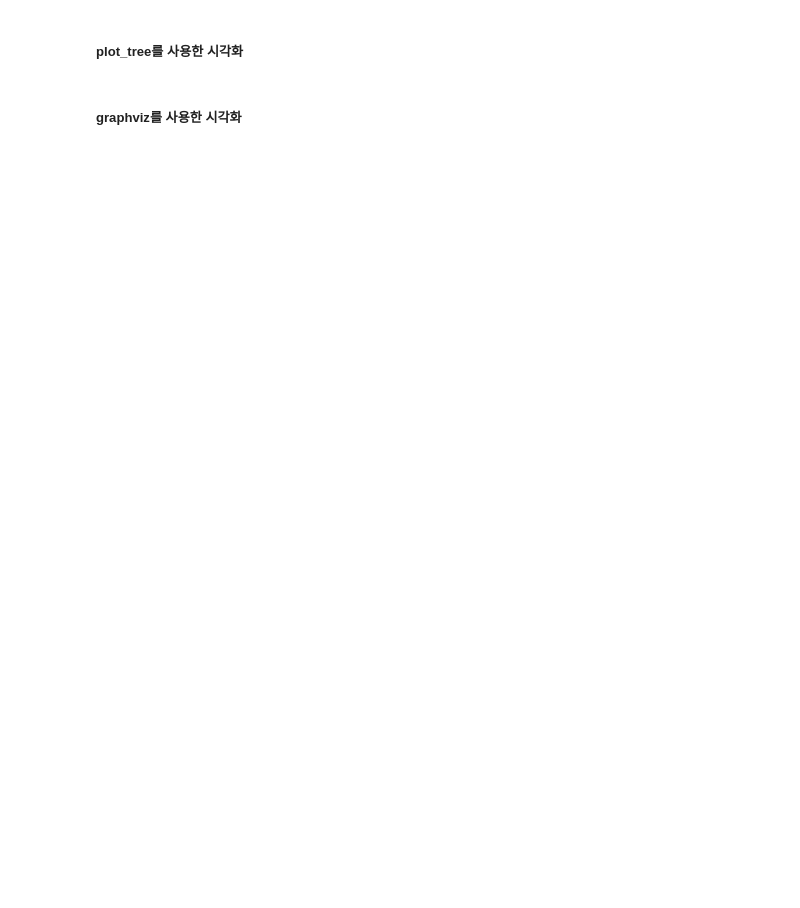
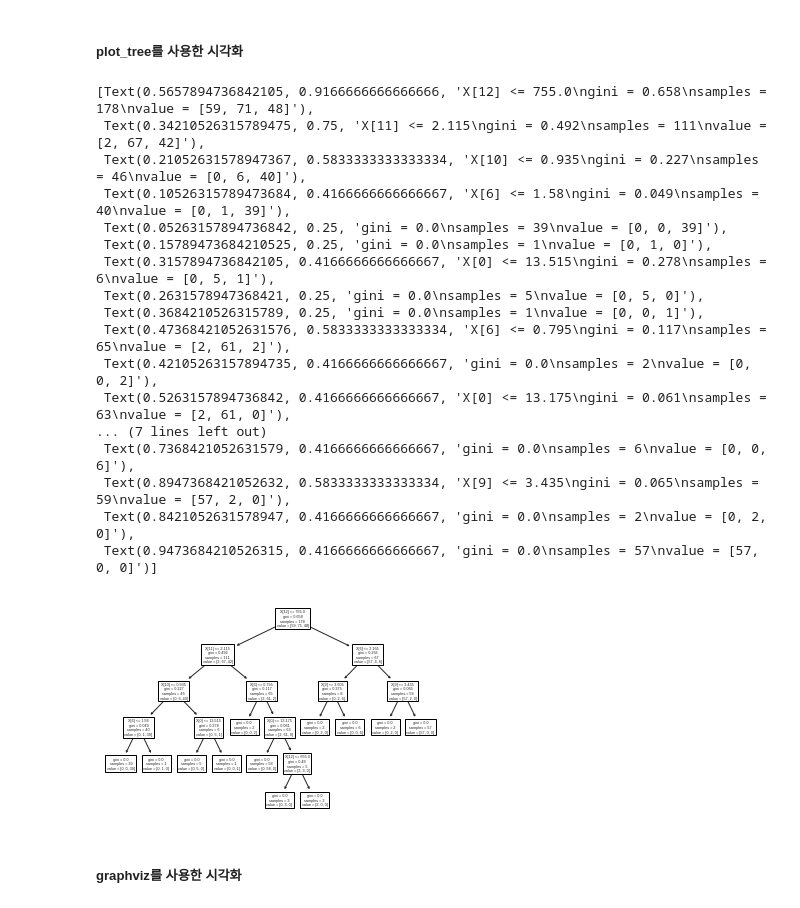
Before and after one commit to Tom-Jung/Suanlab_example, a Jupyter notebook: _8_결정_트리(Decision_Tree).ipynb, the cells around one changed output. Drawn from its saved outputs; the diff is of its cells as text; code cells hidden in the pictures; blank space fills up the shorter version.

```diff
--- a/_8_결정_트리(Decision_Tree).ipynb
+++ b/_8_결정_트리(Decision_Tree).ipynb
@@ -340,4 +403,7 @@ plt.axis("tight")
 # %% [markdown]
 #### 학습된 결정 트리 시각화
+# %%
+model = DecisionTreeClassifier()
+model = model.fit(wine.data, wine.target)
 # %% [markdown]
 ##### 텍스트를 통한 시각화
@@ -344,4 +433,25 @@ plt.axis("tight")
 # %% [markdown]
 ##### plot_tree를 사용한 시각화
+# %%
+tree.plot_tree(model)
+# %% [output]
+[Text(0.5657894736842105, 0.9166666666666666, 'X[12] <= 755.0\ngini = 0.658\nsamples = 178\nvalue = [59, 71, 48]'),
+ Text(0.34210526315789475, 0.75, 'X[11] <= 2.115\ngini = 0.492\nsamples = 111\nvalue = [2, 67, 42]'),
+ Text(0.21052631578947367, 0.5833333333333334, 'X[10] <= 0.935\ngini = 0.227\nsamples = 46\nvalue = [0, 6, 40]'),
+ Text(0.10526315789473684, 0.4166666666666667, 'X[6] <= 1.58\ngini = 0.049\nsamples = 40\nvalue = [0, 1, 39]'),
+ Text(0.05263157894736842, 0.25, 'gini = 0.0\nsamples = 39\nvalue = [0, 0, 39]'),
+ Text(0.15789473684210525, 0.25, 'gini = 0.0\nsamples = 1\nvalue = [0, 1, 0]'),
+ Text(0.3157894736842105, 0.4166666666666667, 'X[0] <= 13.515\ngini = 0.278\nsamples = 6\nvalue = [0, 5, 1]'),
+ Text(0.2631578947368421, 0.25, 'gini = 0.0\nsamples = 5\nvalue = [0, 5, 0]'),
+ Text(0.3684210526315789, 0.25, 'gini = 0.0\nsamples = 1\nvalue = [0, 0, 1]'),
+ Text(0.47368421052631576, 0.5833333333333334, 'X[6] <= 0.795\ngini = 0.117\nsamples = 65\nvalue = [2, 61, 2]'),
+ Text(0.42105263157894735, 0.4166666666666667, 'gini = 0.0\nsamples = 2\nvalue = [0, 0, 2]'),
+ Text(0.5263157894736842, 0.4166666666666667, 'X[0] <= 13.175\ngini = 0.061\nsamples = 63\nvalue = [2, 61, 0]'),
+... (7 lines left out)
+ Text(0.7368421052631579, 0.4166666666666667, 'gini = 0.0\nsamples = 6\nvalue = [0, 0, 6]'),
+ Text(0.8947368421052632, 0.5833333333333334, 'X[9] <= 3.435\ngini = 0.065\nsamples = 59\nvalue = [57, 2, 0]'),
+ Text(0.8421052631578947, 0.4166666666666667, 'gini = 0.0\nsamples = 2\nvalue = [0, 2, 0]'),
+ Text(0.9473684210526315, 0.4166666666666667, 'gini = 0.0\nsamples = 57\nvalue = [57, 0, 0]')]
+[figure, added]
 # %% [markdown]
 ##### graphviz를 사용한 시각화
```
Also changed, not shown: parts of 46 cells of this notebook.
